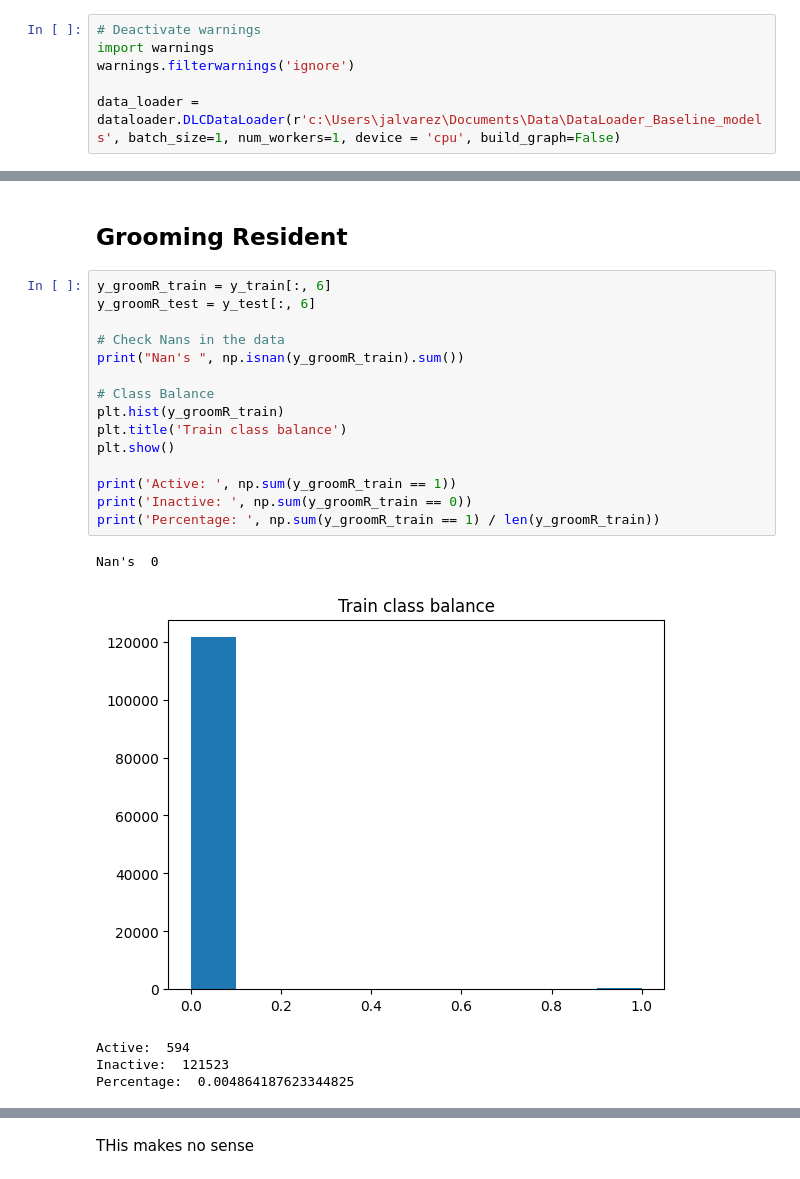
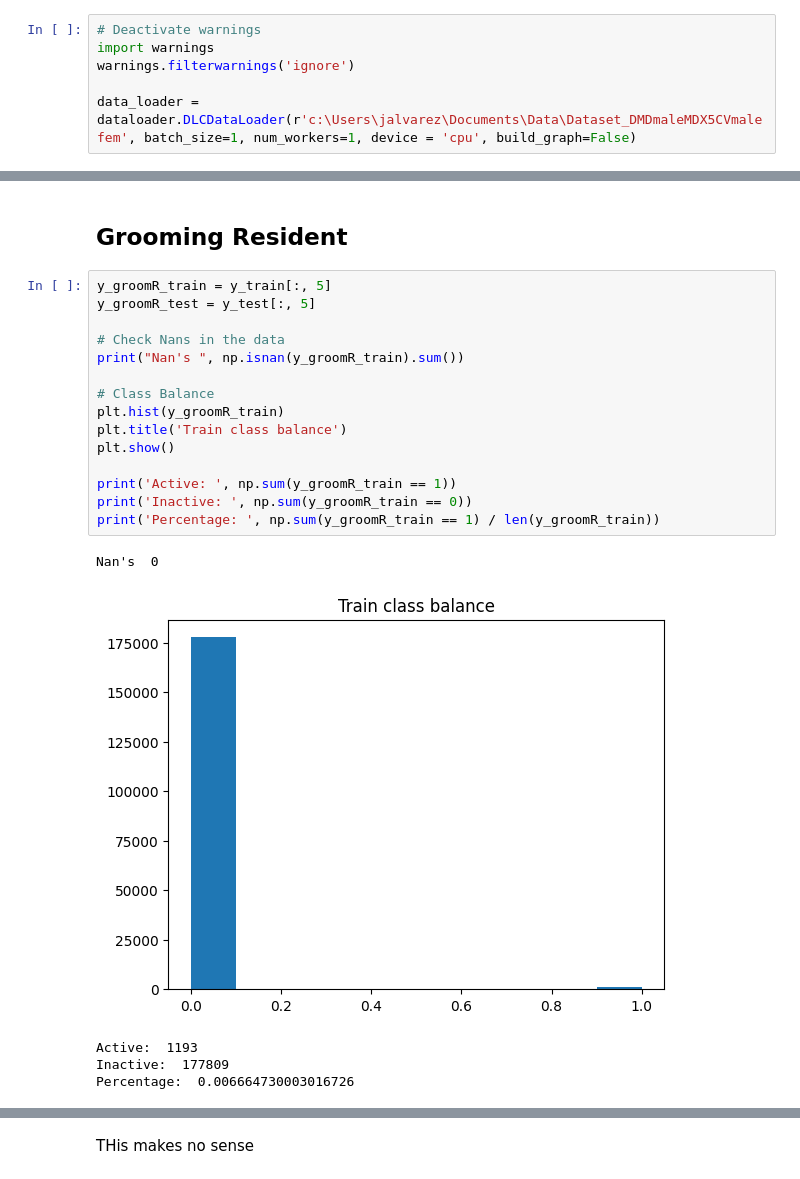
Before and after one commit to JulianAlvarezdeGiorgi/Behavioral_Tagging_of_Mice_in_multiple_Mice_setup_using_Deep_Learning, a Jupyter notebook: src/baseline_models.ipynb, the cells around one changed output, grey strips where cells are left out. Cells and saved outputs as stored; diff of their text form.

```diff
--- a/src/baseline_models.ipynb
+++ b/src/baseline_models.ipynb
@@ -30,6 +30,6 @@ importlib.reload(DataDLC)
 import warnings
 warnings.filterwarnings('ignore')
 
-data_loader = dataloader.DLCDataLoader(r'c:\Users\jalvarez\Documents\Data\DataLoader_Baseline_models', batch_size=1, num_workers=1, device = 'cpu', build_graph=False)
+data_loader = dataloader.DLCDataLoader(r'c:\Users\jalvarez\Documents\Data\Dataset_DMDmaleMDX5CVmalefem', batch_size=1, num_workers=1, device = 'cpu', build_graph=False)
 # %% [output]
 ['DMD_mal_Test_10DLC_dlcrnetms5_More_BodyPartsJul9shuffle1_740000_el_filtered.h5', 'DMD_mal_Test_11DLC_dlcrnetms5_More_BodyPartsJul9shuffle1_740000_el_filtered.h5', 'DMD_mal_Test_12DLC_dlcrnetms5_More ...
@@ -677,26 +702,26 @@ beh_names[6]
 # %% [markdown]
 ## Grooming Resident
 # %%
-y_groomR_train = y_train[:, 6]
-y_groomR_test = y_test[:, 6]
+y_groomR_train = y_train[:, 5]
+y_groomR_test = y_test[:, 5]
 
 # Check Nans in the data
 print("Nan's ", np.isnan(y_groomR_train).sum())
 
 # Class Balance
 plt.hist(y_groomR_train)
 plt.title('Train class balance')
 plt.show()
 
 print('Active: ', np.sum(y_groomR_train == 1))
 print('Inactive: ', np.sum(y_groomR_train == 0))
 print('Percentage: ', np.sum(y_groomR_train == 1) / len(y_groomR_train))
 # %% [output]
 Nan's  0
-[figure, old version]
+[figure, new version]
-Active:  594
-Inactive:  121523
-Percentage:  0.004864187623344825
+Active:  1193
+Inactive:  177809
+Percentage:  0.006664730003016726
 # %%
 # Downsample the inactive class
 idx = np.where(y_groomR_train == 0)[0]
```
Also changed, not shown: parts of 27 cells of this notebook, 6 other files.
